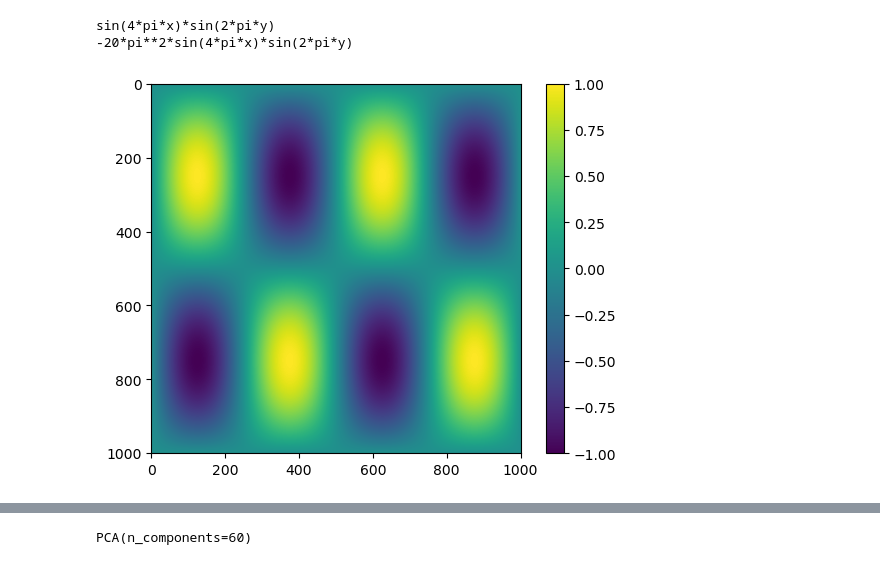
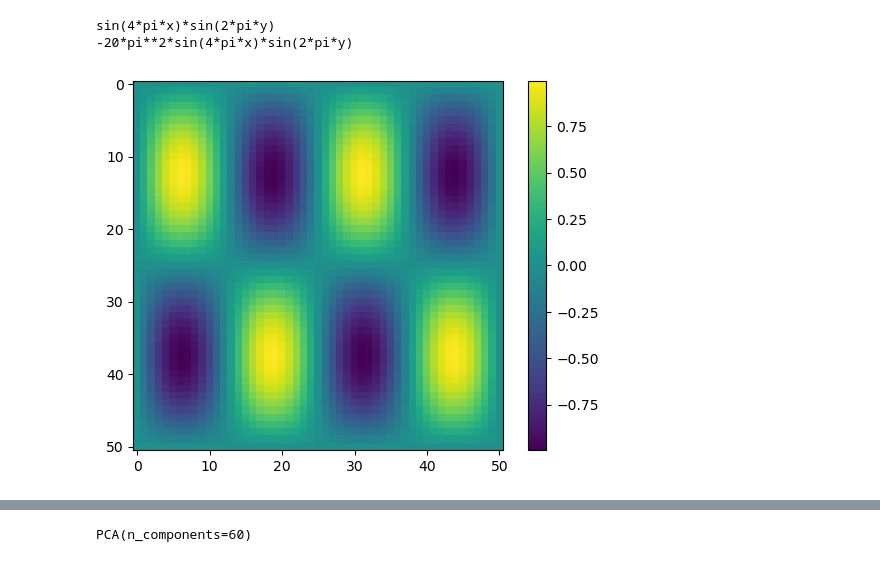
Before and after one commit to TheoBourdais/ModelAggregation, a Jupyter notebook: AggregatePDESolvers/gaussian_pde_solve.ipynb, the cells around one changed output, grey strips where cells are left out. Cells and saved outputs as stored; diff of their text form; code cells hidden in the pictures.

```diff
--- a/AggregatePDESolvers/gaussian_pde_solve.ipynb
+++ b/AggregatePDESolvers/gaussian_pde_solve.ipynb
@@ -25,35 +25,35 @@ assert u.subs(x,0)==0 ,print(u.subs(x,0))
 assert u.subs(x,1)==0 ,print(u.subs(x,1))
 assert u.subs(y,0)==0 ,print(u.subs(y,0))
 assert u.subs(y,1)==0 ,print(u.subs(y,1))
 print(u)
 uxx=sympy.diff(u,x,x)
 uyy=sympy.diff(u,y,y)
 print(uxx+uyy)
 uxx=sympy.lambdify((x,y),uxx,'numpy')
 u=sympy.lambdify((x,y),u,'numpy')
 uyy=sympy.lambdify((x,y),uyy,'numpy')
 
 f=lambda x: uxx(x[0],x[1])+uyy(x[0],x[1])
 
 
 
 
-N_target=1000
+N_target=50
 
 x = np.linspace(0,1,N_target+1,endpoint=True,dtype=np.float64)
 y = np.linspace(0,1,N_target+1,endpoint=True,dtype=np.float64)
 X,Y = np.meshgrid(x,y)
 u_truth=u(X,Y)
 
 
 plt.figure()
 plt.imshow(u_truth)
 plt.colorbar()
 plt.show()
 # %% [output]
 sin(4*pi*x)*sin(2*pi*y)
 -20*pi**2*sin(4*pi*x)*sin(2*pi*y)
-[figure, old version]
+[figure, new version]
 # %%
 solver_fdm_asym_left=prepare_solve_poisson_fdm_inhomogeneus(
     N1=55,
```
Also changed, not shown: parts of 46 cells of this notebook, 4 other files.
